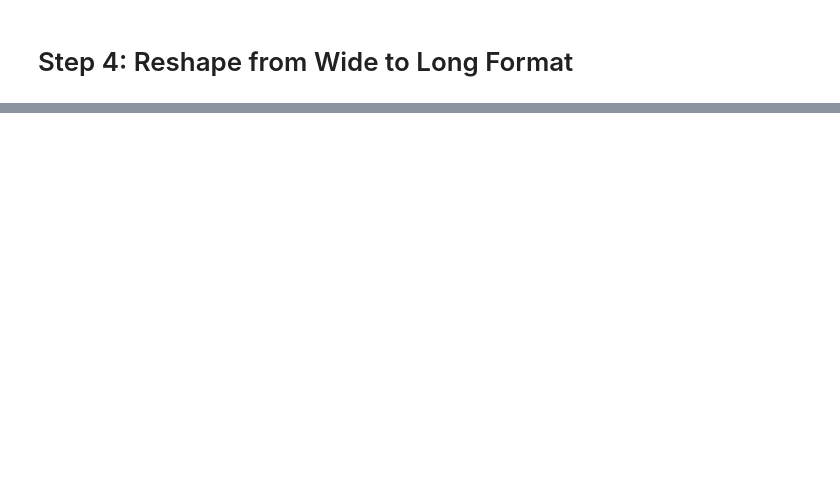
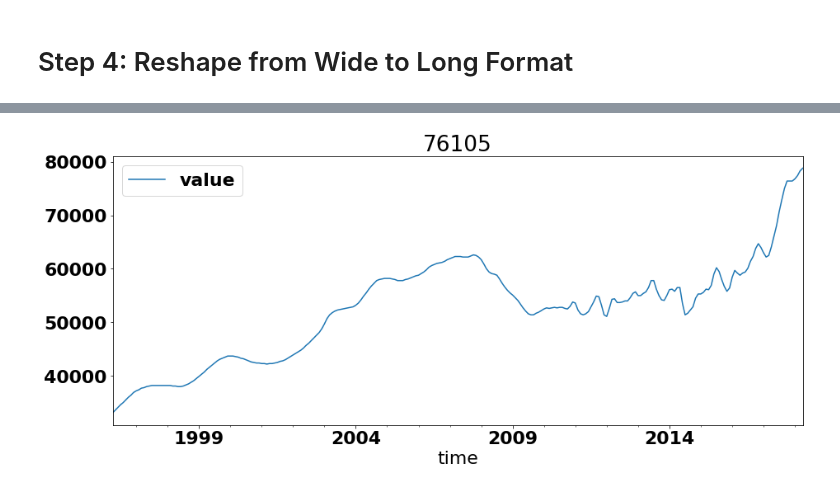
Before and after one commit to andymdc31/time_series_project, a Jupyter notebook: dsc-mod-4-project-online-ds-ft-081219/mod_4_starter_notebook.ipynb, the cells around one changed output, grey strips where cells are left out. Cells and saved outputs as stored; diff of their text form; code cells hidden in the pictures; blank space fills up the shorter version.

```diff
--- a/dsc-mod-4-project-online-ds-ft-081219/mod_4_starter_notebook.ipynb
+++ b/dsc-mod-4-project-online-ds-ft-081219/mod_4_starter_notebook.ipynb
@@ -562,0 +240,4 @@ The Mean Squared Error of our forecasts is 21229132.54
+# %%
+dallas_model_ts = get_df_to_model(dallas_df, dallas_largest_return)
+# %% [output]
+[figure, added]
```
Also changed, not shown: parts of 82 cells of this notebook.
